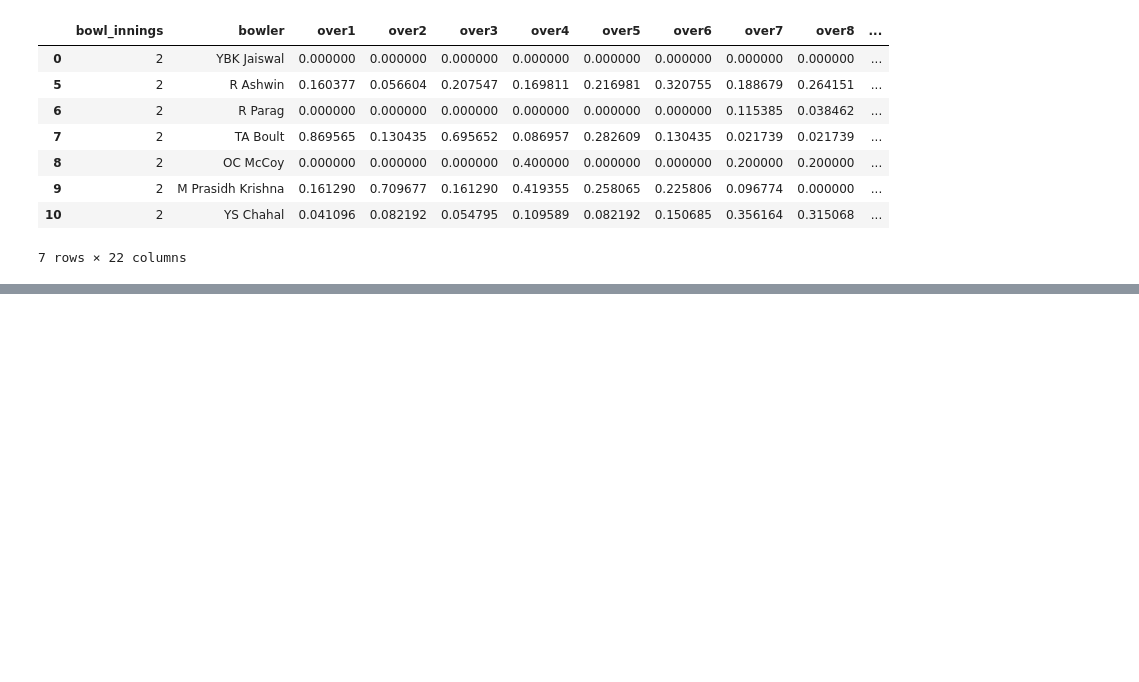
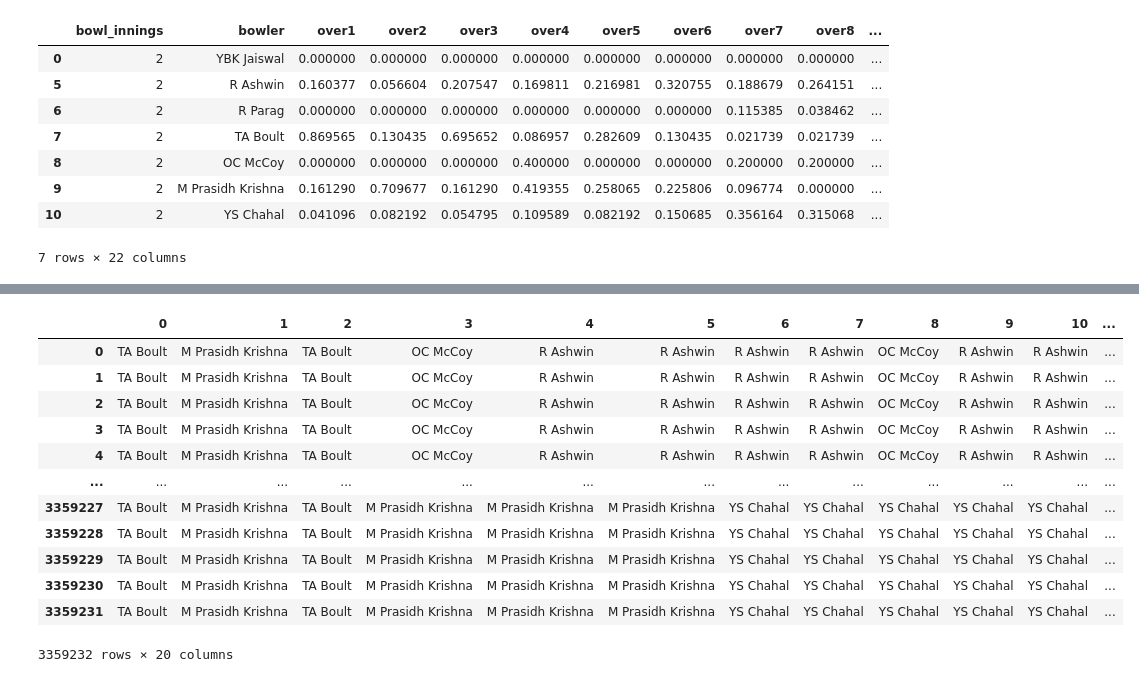
Before and after one commit to vishnu-the-analyst/IPL, a Jupyter notebook: src code/Clean data.ipynb, the cells around one changed output, grey strips where cells are left out. Cells and saved outputs as stored; diff of their text form; code cells hidden in the pictures; blank space fills up the shorter version.

Commit message:
one bowler data

```diff
--- a/src code/Clean data.ipynb
+++ b/src code/Clean data.ipynb
@@ -403,0 +400,4 @@ over_20 = over_20.to_numpy()
+# %%
+overs = [-5,-3,-1,1,2,3,4,5,6,7,8,9,10,11,12,13,14,15,16,17,18,19,20]
+# %%
+combinations = list(itertools.combinations(overs, 4))
@@ -404,3 +486,21 @@ over_20 = over_20.to_numpy()
+# %%
+possible_bowling = pd.DataFrame(combinations)
+# %%
+possible_bowling
+# %% [output]
+|  | 0 | 1 | 2 | 3 | 4 | 5 | 6 | 7 | 8 | 9 | 10 | ... |
+| 0 | TA Boult | M Prasidh Krishna | TA Boult | OC McCoy | R Ashwin | R Ashwin | R Ashwin | R Ashwin | OC McCoy | R Ashwin | R Ashwin | ... |
+| 1 | TA Boult | M Prasidh Krishna | TA Boult | OC McCoy | R Ashwin | R Ashwin | R Ashwin | R Ashwin | OC McCoy | R Ashwin | R Ashwin | ... |
+| 2 | TA Boult | M Prasidh Krishna | TA Boult | OC McCoy | R Ashwin | R Ashwin | R Ashwin | R Ashwin | OC McCoy | R Ashwin | R Ashwin | ... |
+| 3 | TA Boult | M Prasidh Krishna | TA Boult | OC McCoy | R Ashwin | R Ashwin | R Ashwin | R Ashwin | OC McCoy | R Ashwin | R Ashwin | ... |
+| 4 | TA Boult | M Prasidh Krishna | TA Boult | OC McCoy | R Ashwin | R Ashwin | R Ashwin | R Ashwin | OC McCoy | R Ashwin | R Ashwin | ... |
+| ... | ... | ... | ... | ... | ... | ... | ... | ... | ... | ... | ... | ... |
+| 3359227 | TA Boult | M Prasidh Krishna | TA Boult | M Prasidh Krishna | M Prasidh Krishna | M Prasidh Krishna | YS Chahal | YS Chahal | YS Chahal | YS Chahal | YS Chahal | ... |
+| 3359228 | TA Boult | M Prasidh Krishna | TA Boult | M Prasidh Krishna | M Prasidh Krishna | M Prasidh Krishna | YS Chahal | YS Chahal | YS Chahal | YS Chahal | YS Chahal | ... |
+| 3359229 | TA Boult | M Prasidh Krishna | TA Boult | M Prasidh Krishna | M Prasidh Krishna | M Prasidh Krishna | YS Chahal | YS Chahal | YS Chahal | YS Chahal | YS Chahal | ... |
+| 3359230 | TA Boult | M Prasidh Krishna | TA Boult | M Prasidh Krishna | M Prasidh Krishna | M Prasidh Krishna | YS Chahal | YS Chahal | YS Chahal | YS Chahal | YS Chahal | ... |
+| 3359231 | TA Boult | M Prasidh Krishna | TA Boult | M Prasidh Krishna | M Prasidh Krishna | M Prasidh Krishna | YS Chahal | YS Chahal | YS Chahal | YS Chahal | YS Chahal | ... |
+3359232 rows × 20 columns
 # %%
 import itertools
 combinations = list(itertools.product(over_1, over_2, over_3,over_4,over_5,over_6,over_7,over_8,over_9,over_10,over_11,over_12,over_13,over_14,over_15,over_16,over_17,over_18,over_19,over_20))
```
Also changed, not shown: parts of 15 cells of this notebook, 2 other files.
